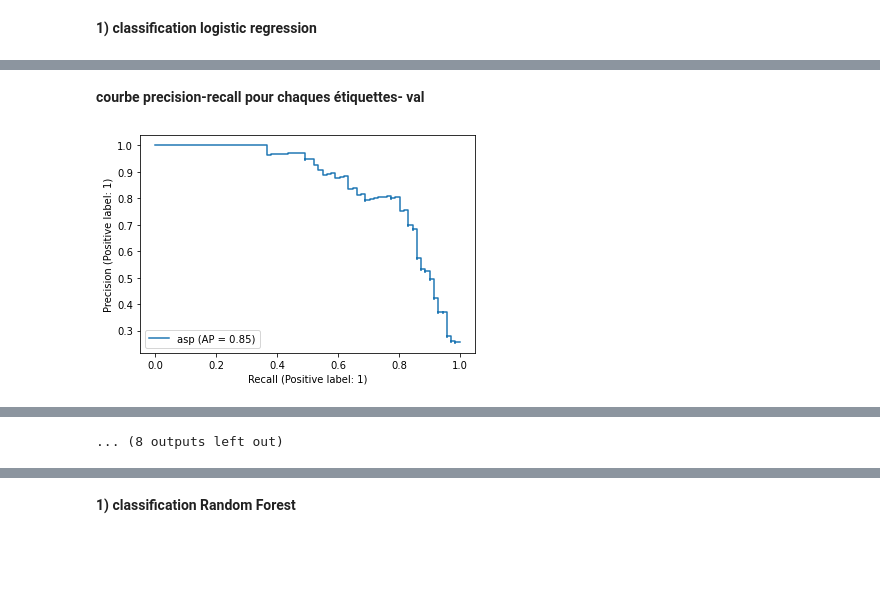
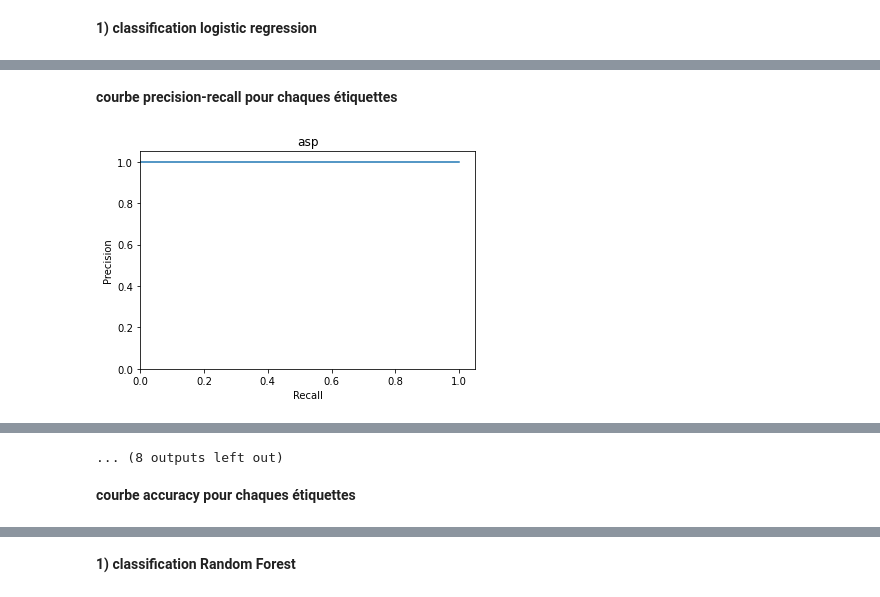
Before and after one commit to Loridan/openclassrooms-iml-projects, a Jupyter notebook: project5/P05_02_notebook_modelisation.ipynb, the cells around one changed output, grey strips where cells are left out. Drawn from its saved outputs; the diff is of its cells as text; code cells hidden in the pictures; blank space fills up the shorter version.

```diff
--- a/project5/P05_02_notebook_modelisation.ipynb
+++ b/project5/P05_02_notebook_modelisation.ipynb
@@ -77,3 +77,20 @@ my_scorer = make_scorer(auroc, needs_proba=True)
+# %%
+from sklearn.metrics import jaccard_score, make_scorer
+
+def jaccard(y_true, y_score):
+    probs = np.transpose([prob[:, 1] for prob in y_score])
+    size=100
+    average_jaccard = np.zeros(size)
+    jaccard = []
+    threshold = []
+    for i in np.linspace(0, 1.0, num=size):
+        y_pred_class = np.array(probs) > i
+        jaccard.append(jaccard_score(y_pred_class,y_true,average='macro'))
+        threshold.append(i)
+
+    return jaccard[np.argmax(jaccard)]
+
+my_scorer = make_scorer(jaccard, needs_proba=True)
 # %%
 import random
 
@@ -208,10 +330,10 @@ from sklearn.model_selection import KFold
 logistic_regression = LogisticRegression()
 logistic_regression = MultiOutputClassifier(logistic_regression)
 
-n_C = 8
-estimator__C = np.logspace(4, 7, n_C)
+n_C = 10
+estimator__C = np.logspace(-3, 10, n_C)
 n_jobs=[4]
-estimator__max_iter = [500]
+estimator__max_iter = [400]
 
 hyperparameters = dict(estimator__max_iter = estimator__max_iter,
                        estimator__C = estimator__C,
@@ -288,7 +423,0 @@ for i, label in enumerate(tags.columns.tolist()):
-# %%
-from sklearn.metrics import plot_roc_curve
-
-plt.rcParams.update({'figure.max_open_warning': 0})
-
-for i, label in enumerate(tags.columns.tolist()):
-        plot_roc_curve(gscv_logistic_regression.best_estimator_.estimators_[i], X_val_tfidf, y_val[:,i].T, name=label)
@@ -309,9 +441,7 @@ for i, label in enumerate(tags.columns.tolist()):
 # %% [markdown]
-**courbe precision-recall pour chaques étiquettes- val**
+**courbe precision-recall pour chaques étiquettes**
 # %%
-from sklearn.metrics import plot_precision_recall_curve
-
-for i, label in enumerate(tags.columns.tolist()):
-        plot_precision_recall_curve(gscv_logistic_regression.best_estimator_.estimators_[i], X_val_tfidf, y_val[:,i].T, name=label)
+plot_aupr(y_train,y_score_train, labels=tags.columns.tolist())
+#plot_aupr(y_val,y_score_val, labels=tags.columns.tolist())
 # %% [output]
-[figure, old version]
+[figure, new version]
@@ -329 +459,3 @@ for i, label in enumerate(tags.columns.tolist()):
 ... (8 outputs left out)
+# %% [markdown]
+**courbe accuracy pour chaques étiquettes**
```
Also changed, not shown: parts of 43 cells of this notebook.
